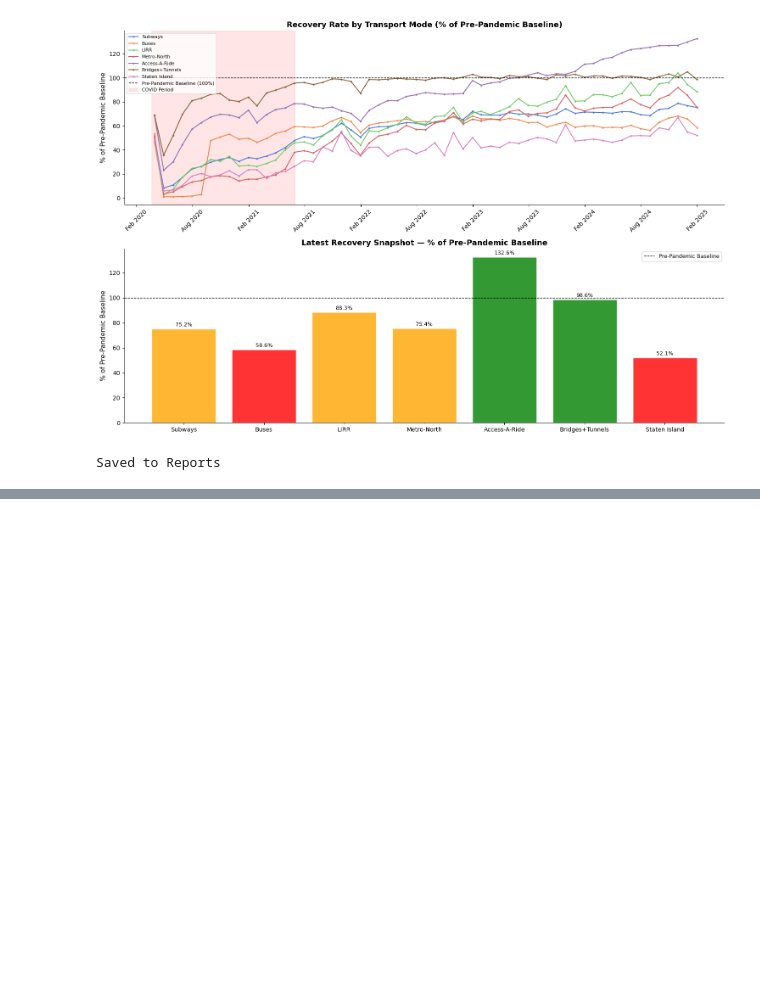
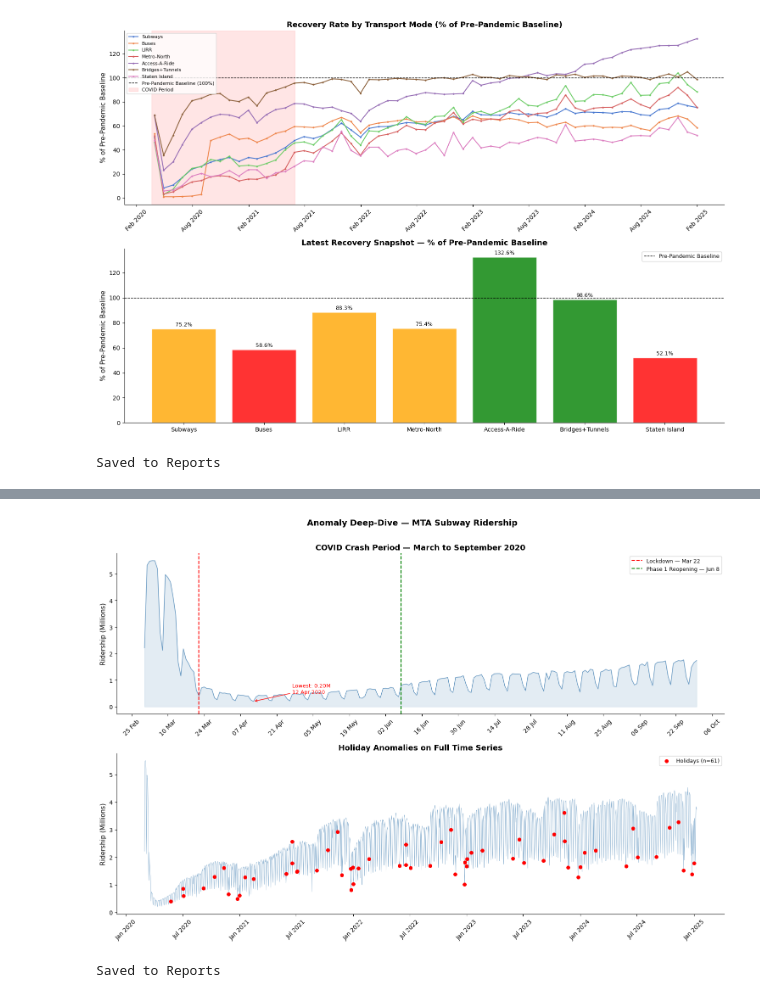
Before and after one commit to parasj17/MumbaiMobilityIQ, a Jupyter notebook: Notebooks/03_eda.ipynb, the cells around one changed output, grey strips where cells are left out. Drawn from its saved outputs; the diff is of its cells as text; code cells hidden in the pictures; blank space fills up the shorter version.

```diff
--- a/Notebooks/03_eda.ipynb
+++ b/Notebooks/03_eda.ipynb
@@ -599,0 +650,65 @@ Saved to Reports
+# %%
+#Zooming into COVID crash period
+covid_period = df[(df['date'] >= '2020-03-01') &
+                  (df['date'] <= '2020-09-30')].copy()
+# %%
+fig, axes = plt.subplots(2, 1, figsize=(15, 10))
+
+#chart 1 - COVID crash zoom
+
+axes[0].plot(covid_period['date'], covid_period[TARGET]/1e6,
+             color='steelblue', linewidth=1, alpha=0.8)
+axes[0].fill_between(covid_period['date'],
+                     covid_period[TARGET]/1e6,
+                     alpha=0.15, color='steelblue')
+axes[0].axvline(pd.Timestamp('2020-03-22'), color='red',
+                linestyle='--', linewidth=1.5,
+                label='Lockdown — Mar 22')
+axes[0].axvline(pd.Timestamp('2020-06-08'), color='green',
+                linestyle='--', linewidth=1.5,
+                label='Phase 1 Reopening — Jun 8')
+
+# Annotate lowest point
+min_idx = covid_period[TARGET].idxmin()
+min_date = covid_period.loc[min_idx, 'date']
+min_val  = covid_period.loc[min_idx, TARGET]/1e6
+axes[0].annotate(f'Lowest: {min_val:.2f}M\n{min_date.strftime("%d %b %Y")}',
+                 xy=(min_date, min_val),
+                 xytext=(min_date + pd.Timedelta(days=15), min_val + 0.3),
+                 arrowprops=dict(arrowstyle='->', color='red'),
+                 fontsize=9, color='red')
+
+axes[0].set_title("COVID Crash Period — March to September 2020",
+                  fontweight='bold')
+axes[0].set_ylabel("Ridership (Millions)")
+axes[0].legend(fontsize=9)
+axes[0].xaxis.set_major_formatter(mdates.DateFormatter('%d %b'))
+axes[0].xaxis.set_major_locator(mdates.WeekdayLocator(interval=2))
+plt.setp(axes[0].xaxis.get_majorticklabels(), rotation=45)
+
+#chart 2 - holiday anamolies zoom
+
+axes[1].plot(df['date'], df[TARGET]/1e6,
+             color='steelblue', linewidth=0.6, alpha=0.6)
+holiday_days = df[df['is_holiday']==1]
+axes[1].scatter(holiday_days['date'],
+                holiday_days[TARGET]/1e6,
+                color='red', zorder=5, s=30,
+                label=f'Holidays (n={len(holiday_days)})')
+axes[1].set_title("Holiday Anomalies on Full Time Series",
+                  fontweight='bold')
+axes[1].set_ylabel("Ridership (Millions)")
+axes[1].legend(fontsize=9)
+axes[1].xaxis.set_major_formatter(mdates.DateFormatter('%b %Y'))
+axes[1].xaxis.set_major_locator(mdates.MonthLocator(interval=6))
+plt.setp(axes[1].xaxis.get_majorticklabels(), rotation=45)
+
+plt.suptitle("Anomaly Deep-Dive — MTA Subway Ridership",
+             fontsize=14, fontweight='bold', y=1.01)
+plt.tight_layout()
+plt.savefig('../Reports/03_anomaly_deepdive.png', dpi=150, bbox_inches='tight')
+plt.show()
+print("Saved to Reports")
+# %% [output]
+[figure, added]
+Saved to Reports
```
Also changed, not shown: parts of 2 cells of this notebook.
